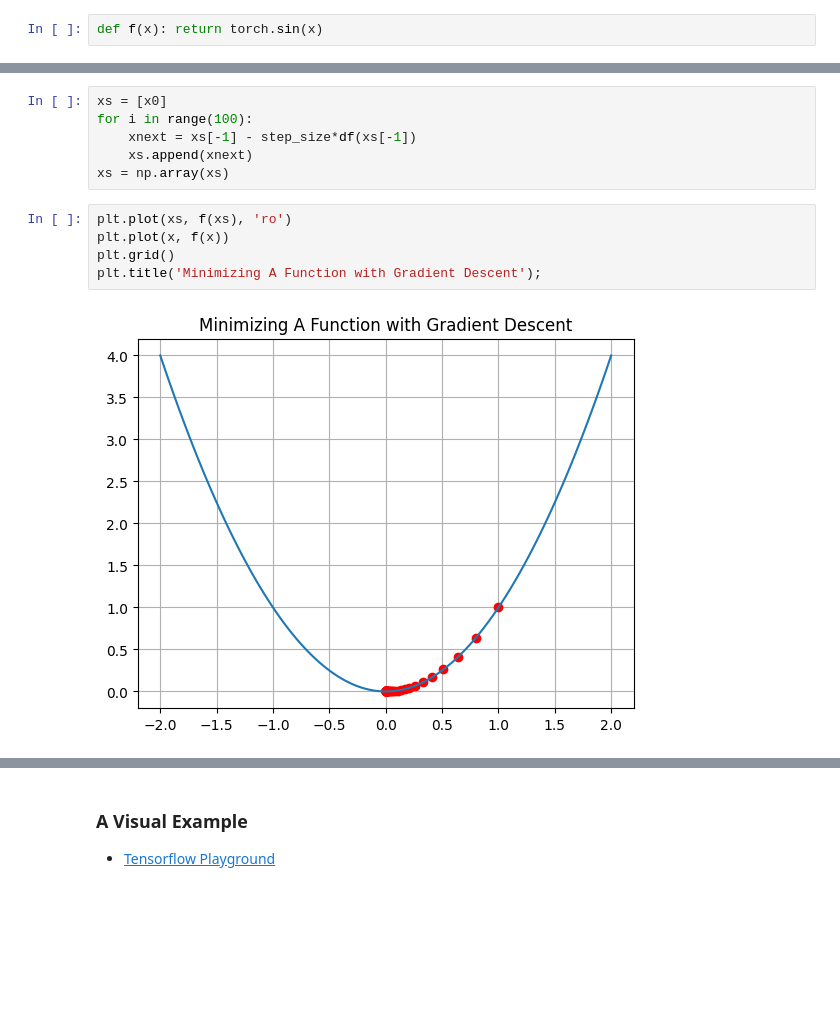
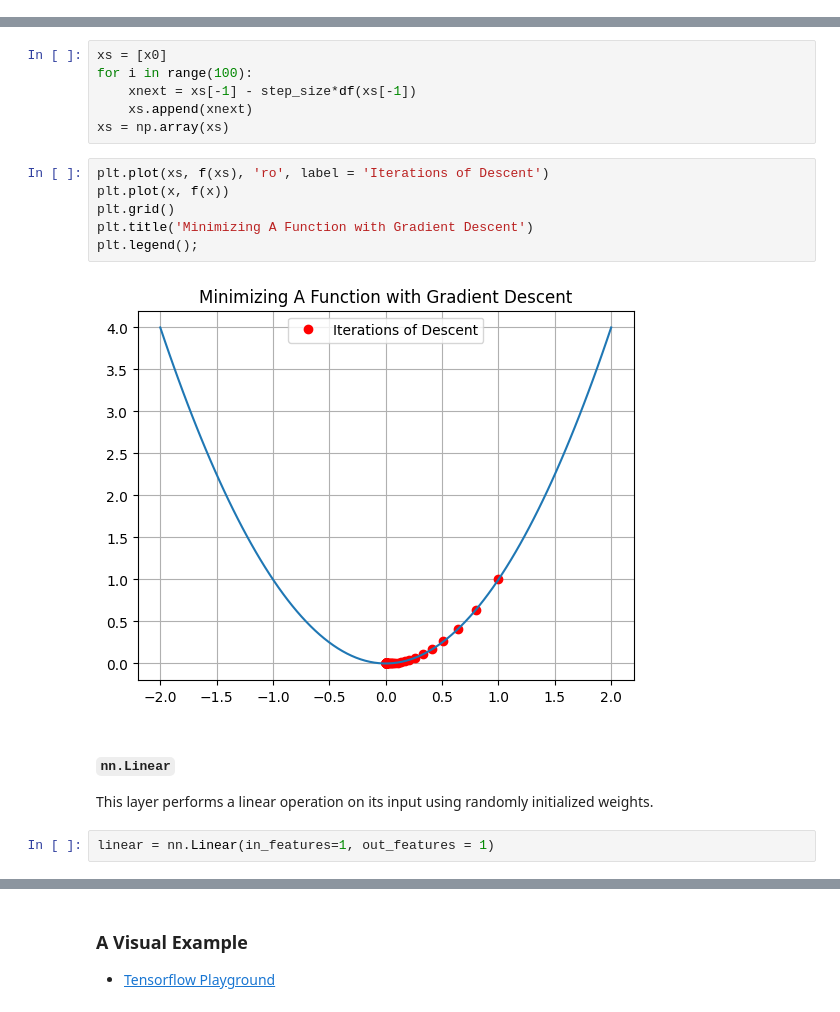
Before and after one commit to jfkoehler/nyu_bootcamp_fa25, a Jupyter notebook: _build/jupyter_execute/intro_to_pytorch.ipynb, the cells around one changed output, grey strips where cells are left out. Saved outputs shown, nothing was run; the diff lists cells and outputs as text; blank space fills up the shorter version.

```diff
--- a/_build/jupyter_execute/intro_to_pytorch.ipynb
+++ b/_build/jupyter_execute/intro_to_pytorch.ipynb
@@ -18,5 +31,3 @@ Please use the form [here](https://forms.gle/dHk5F14FYBJwWXtg6) to discuss your
 import seaborn as sns
 import numpy as np
 import matplotlib.pyplot as plt
-# %%
-def f(x): return torch.sin(x)
@@ -157,9 +89,16 @@ for i in range(100):
     xs.append(xnext)
 xs = np.array(xs)
 # %%
-plt.plot(xs, f(xs), 'ro')
+plt.plot(xs, f(xs), 'ro', label = 'Iterations of Descent')
 plt.plot(x, f(x))
 plt.grid()
-plt.title('Minimizing A Function with Gradient Descent');
+plt.title('Minimizing A Function with Gradient Descent')
+plt.legend();
 # %% [output]
-[figure, old version]
+[figure, new version]
+# %% [markdown]
+#### `nn.Linear`
+
+This layer performs a linear operation on its input using randomly initialized weights.
+# %%
+linear = nn.Linear(in_features=1, out_features = 1)
```
Also changed, not shown: parts of 30 cells of this notebook, 7 other files.
